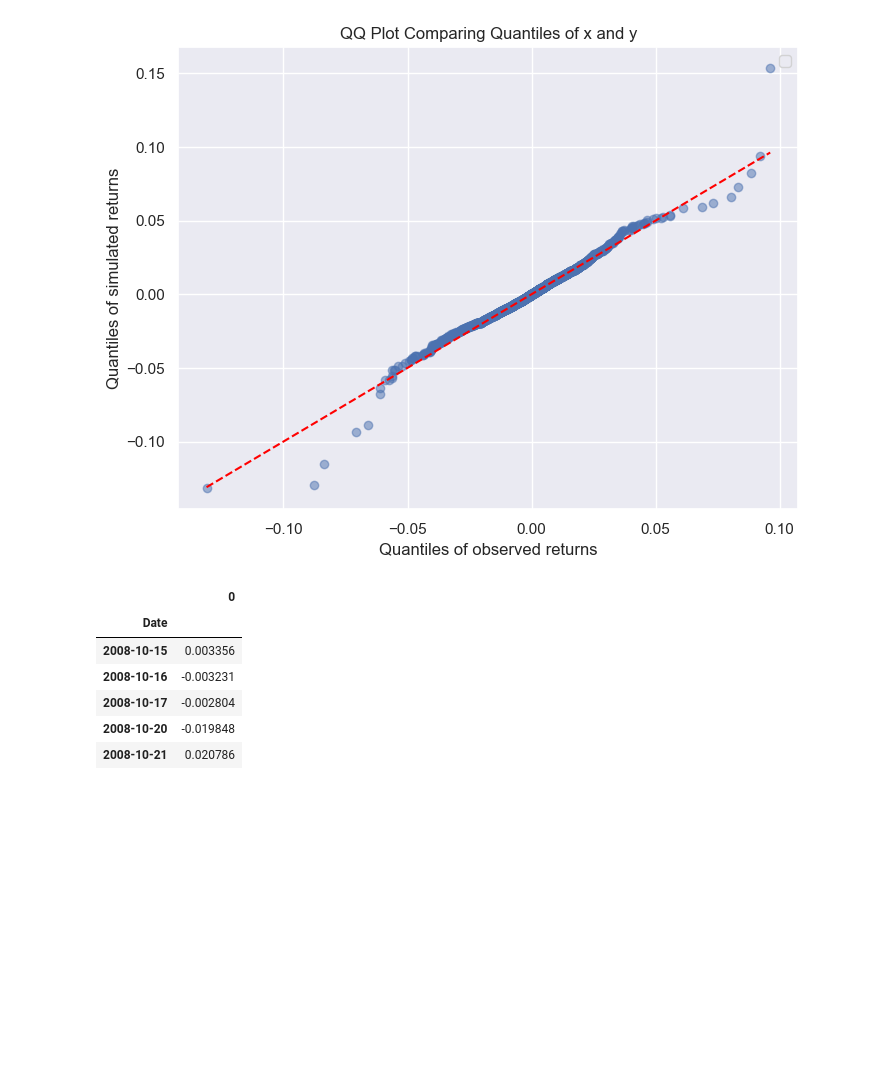
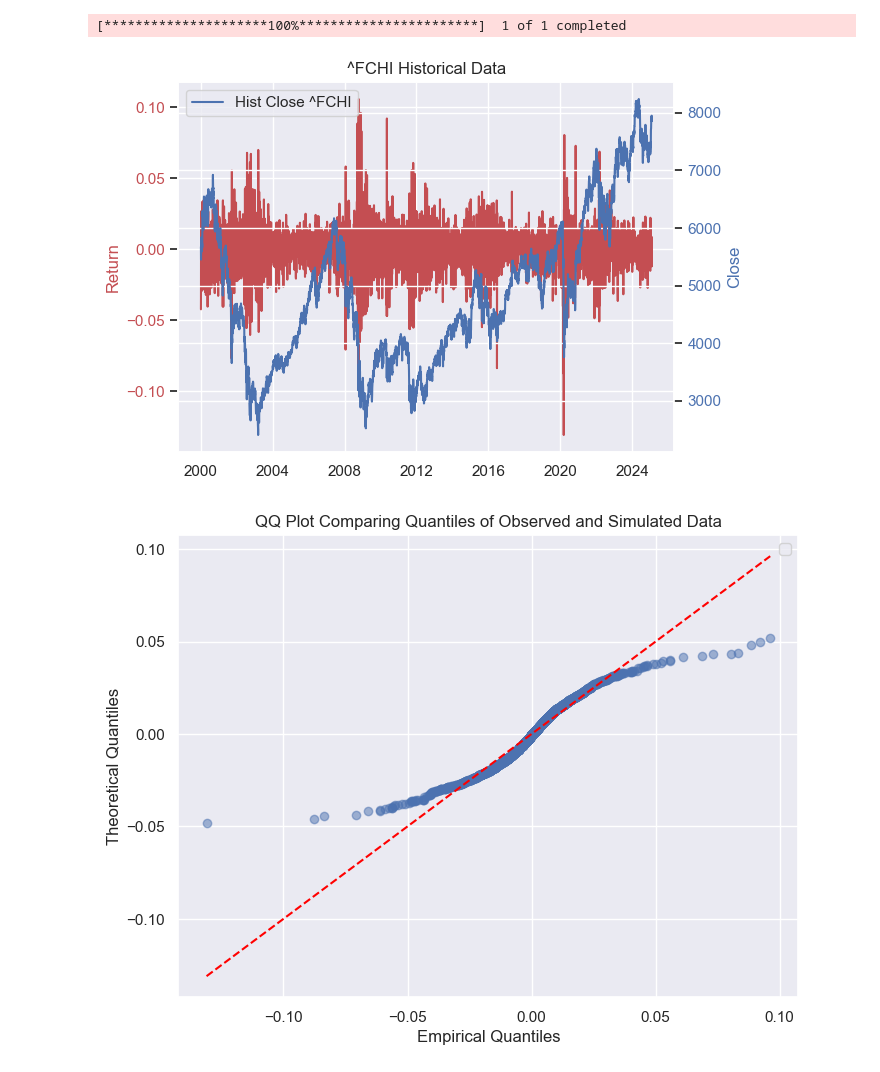
Before and after one commit to usenameFD/Asset-management, a Jupyter notebook: VaR/var.ipynb, the cells around one changed output. Cells and saved outputs as stored; diff of their text form; code cells hidden in the pictures; blank space fills up the shorter version.

```diff
--- a/VaR/var.ipynb
+++ b/VaR/var.ipynb
@@ -219,43 +11,15 @@ plt.show()
-# %%
-import numpy as np
-import matplotlib.pyplot as plt
-import scipy.stats as stats
-
-
-def quantile(df_observed, df_simulated):
-    # Calculate the quantiles for both datasets
-    quantiles_x = np.percentile(df_observed, np.linspace(0, 100, len(Z)))
-    quantiles_y = np.percentile(df_simulated, np.linspace(0, 100, len(Z)))
-
-    # Plot the QQ plot comparing the quantiles of x and y
-    fig = plt.figure(figsize=(8, 6))
-    plt.scatter(quantiles_x, quantiles_y, alpha=0.5)
-
-    # Add the line y = x (ideal case if the distributions are identical)
-    plt.plot([min(quantiles_x), max(quantiles_x)], [min(quantiles_x), max(quantiles_x)], color='red', linestyle='--')
-
-    # Customize the plot
-    plt.title('QQ Plot Comparing Quantiles of x and y')
-    plt.xlabel('Quantiles of observed returns')
-    plt.ylabel('Quantiles of simulated returns')
-    plt.grid(True)
-    plt.legend()
-    return fig
-# %% [output]
-[figure, removed]
-# %%
-Z.head()
-# %% [output]
-|  | 0 |
-| Date |  |
-| 2008-10-15 | 0.003356 |
-| 2008-10-16 | -0.003231 |
-| 2008-10-17 | -0.002804 |
-| 2008-10-20 | -0.019848 |
-| 2008-10-21 | 0.020786 |
 # %%
 from var import Var
+
+
+ticker = "^FCHI"
+start_date = "2000-01-01"
+end_date = pd.Timestamp(datetime.date.today())
 start_train, start_test, end_test  = "2008-10-15", "2022-07-26", "2024-06-11"
 
 VaR = Var(ticker, start_date, end_date)
-VaR.fit(start_train, start_test, end_test, alpha=0.99)
+result  = VaR.fit(start_train, start_test, end_test, alpha=0.99)
+# %% [output]
+[*********************100%***********************]  1 of 1 completed
+[figure, added]
+[figure, added]
```
Also changed, not shown: parts of 23 cells of this notebook, 1 other file.
